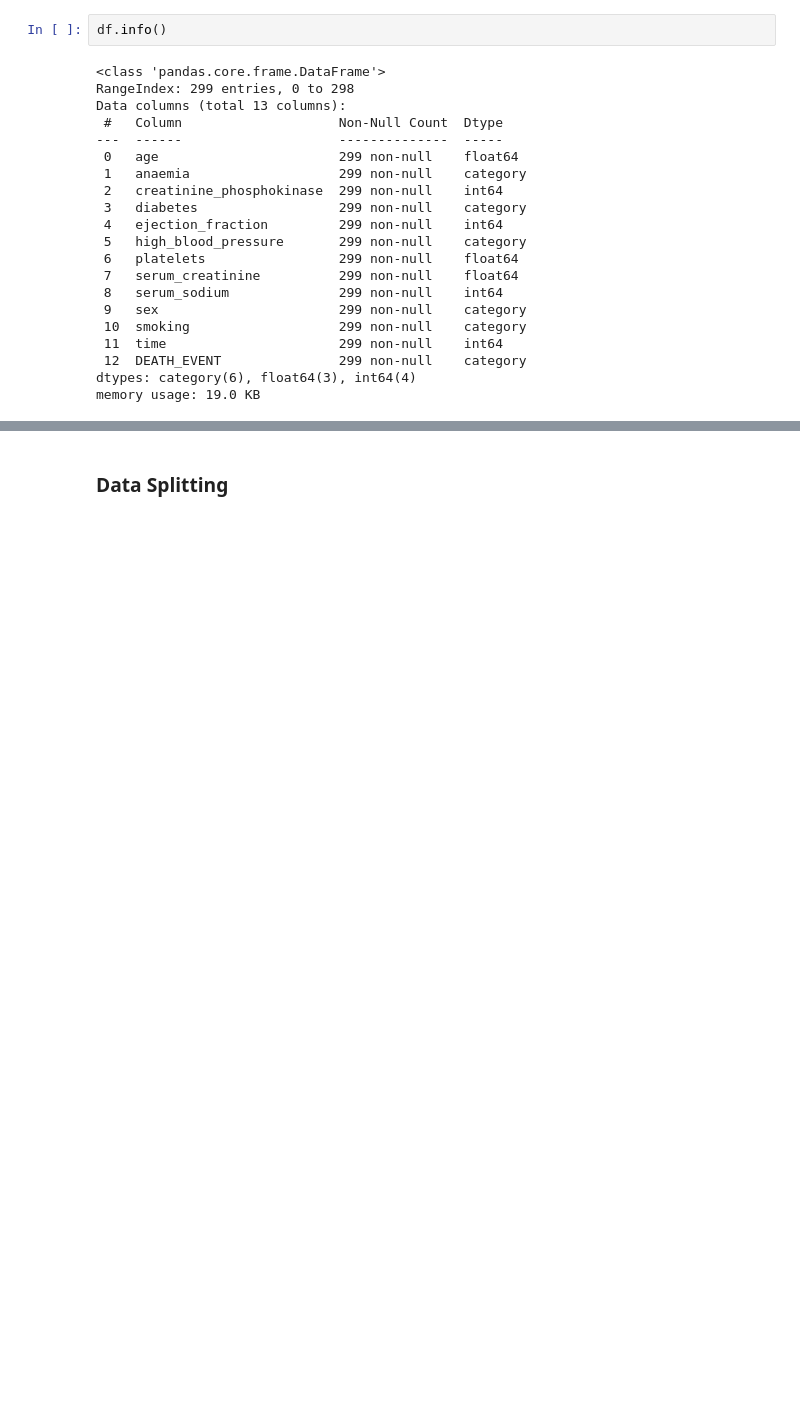
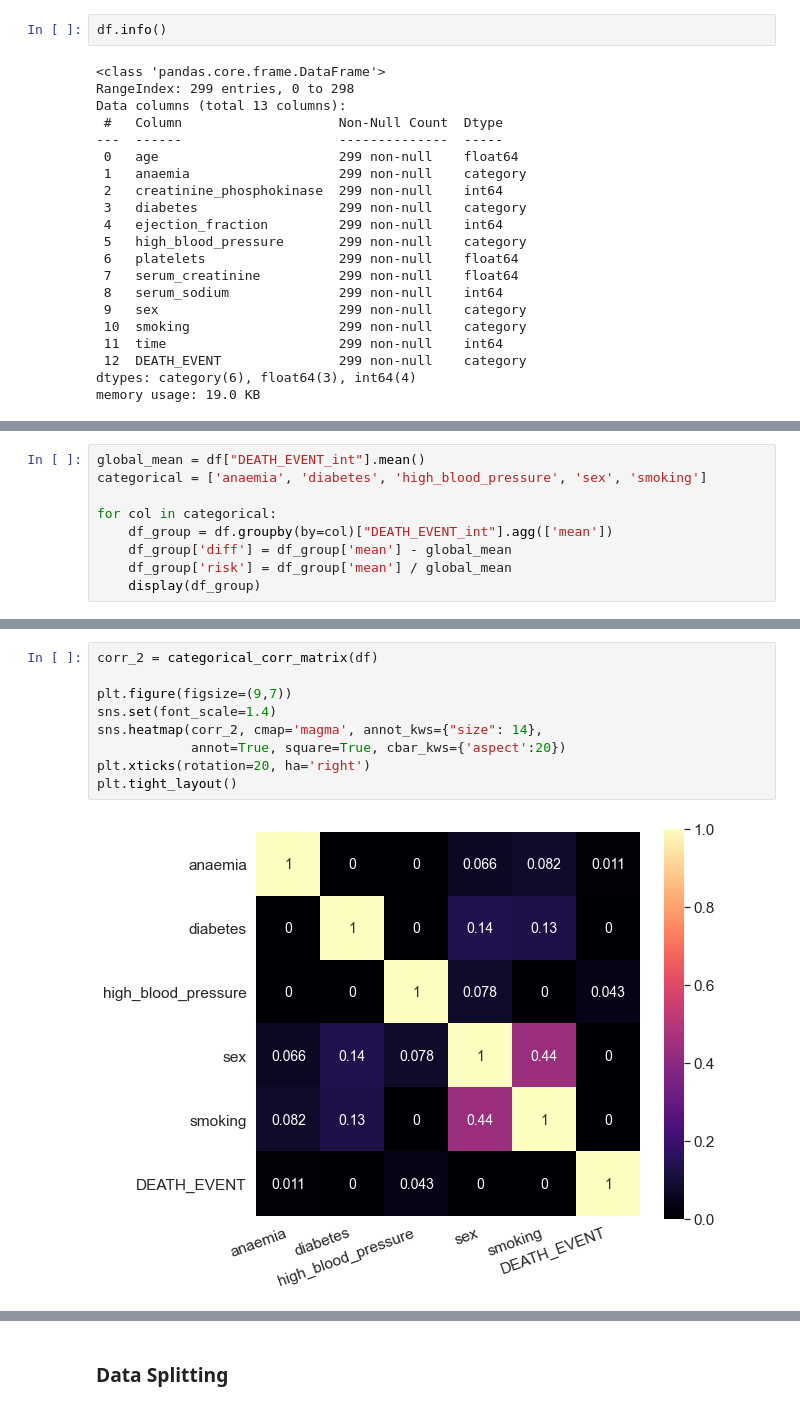
Before and after one commit to rizdiaprilian/MLZoomcamp_2022, a Jupyter notebook: Capstone_project/project.ipynb, the cells around one changed output, grey strips where cells are left out. Drawn from its saved outputs; the diff is of its cells as text; blank space fills up the shorter version.

```diff
--- a/Capstone_project/project.ipynb
+++ b/Capstone_project/project.ipynb
@@ -123,0 +157,9 @@ memory usage: 19.0 KB
+# %%
+global_mean = df["DEATH_EVENT_int"].mean()
+categorical = ['anaemia', 'diabetes', 'high_blood_pressure', 'sex', 'smoking']
+
+for col in categorical:
+    df_group = df.groupby(by=col)["DEATH_EVENT_int"].agg(['mean'])
+    df_group['diff'] = df_group['mean'] - global_mean
+    df_group['risk'] = df_group['mean'] / global_mean
+    display(df_group)
@@ -123,0 +305,11 @@ memory usage: 19.0 KB
+# %%
+corr_2 = categorical_corr_matrix(df)
+
+plt.figure(figsize=(9,7))
+sns.set(font_scale=1.4)
+sns.heatmap(corr_2, cmap='magma', annot_kws={"size": 14},
+            annot=True, square=True, cbar_kws={'aspect':20})
+plt.xticks(rotation=20, ha='right')
+plt.tight_layout()
+# %% [output]
+[figure, added]
```
Also changed, not shown: parts of 29 cells of this notebook, 11 other files.
